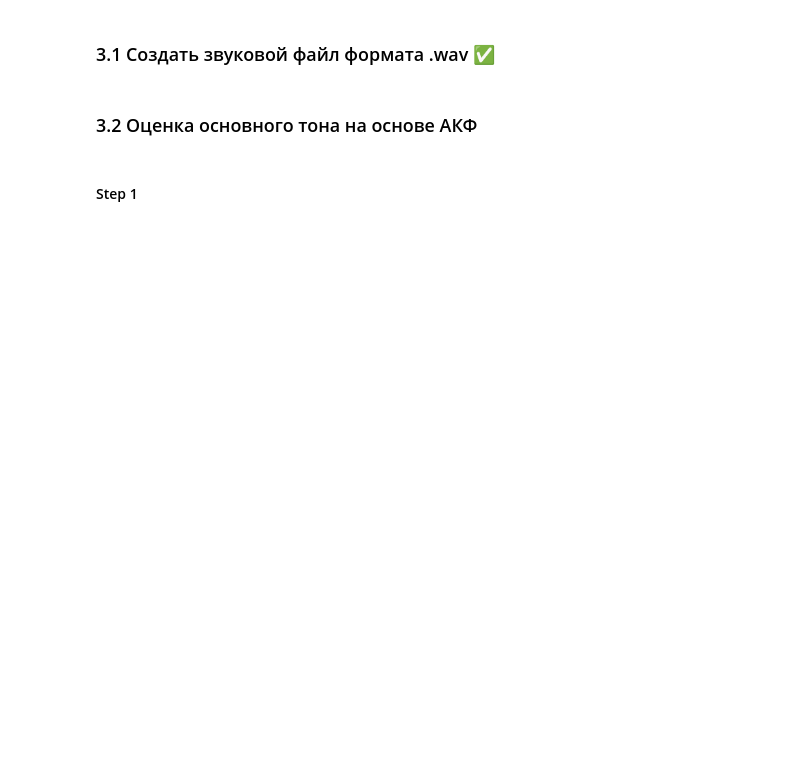
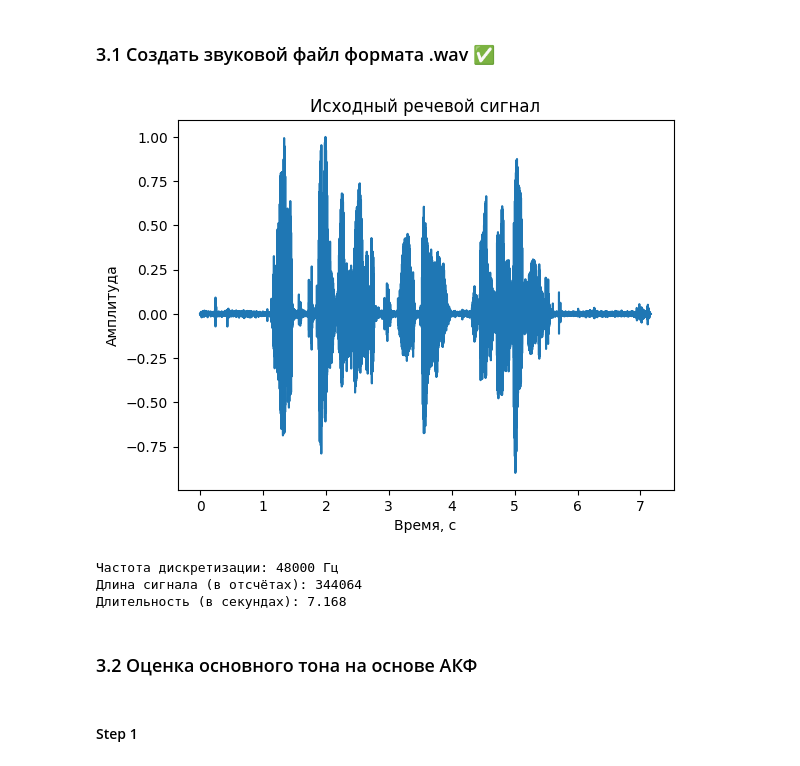
Before and after one commit to Matosik/DSP-Experiments, a Jupyter notebook: Lab2/lab2.ipynb, the cells around one changed output. Cells and saved outputs as stored; diff of their text form; code cells hidden in the pictures; blank space fills up the shorter version.

```diff
--- a/Lab2/lab2.ipynb
+++ b/Lab2/lab2.ipynb
@@ -7,6 +8,32 @@ import matplotlib.pyplot as plt
 import scipy.io.wavfile as wavfile
 # %% [markdown]
 ### 3.1 Создать звуковой файл формата .wav ✅
+# %%
+fs, x = wavfile.read("input.wav")
+
+# Если стерео — берём только один канал
+if x.ndim > 1:
+    x = x[:, 0]
+
+# Нормализация
+x = x.astype(np.float32)
+x = x / np.max(np.abs(x))
+
+t = np.linspace(0, len(x) / fs, len(x))
+plt.figure()
+plt.plot(t, x)
+plt.title("Исходный речевой сигнал")
+plt.xlabel("Время, с")
+plt.ylabel("Амплитуда")
+plt.show()
+print("Частота дискретизации:", fs, "Гц")
+print("Длина сигнала (в отсчётах):", len(x))
+print("Длительность (в секундах):", len(x)/fs)
+# %% [output]
+[figure, added]
+Частота дискретизации: 48000 Гц
+Длина сигнала (в отсчётах): 344064
+Длительность (в секундах): 7.168
 # %% [markdown]
 ### 3.2 Оценка основного тона на основе АКФ
 # %% [markdown]
```
Also changed, not shown: parts of 15 cells of this notebook.
